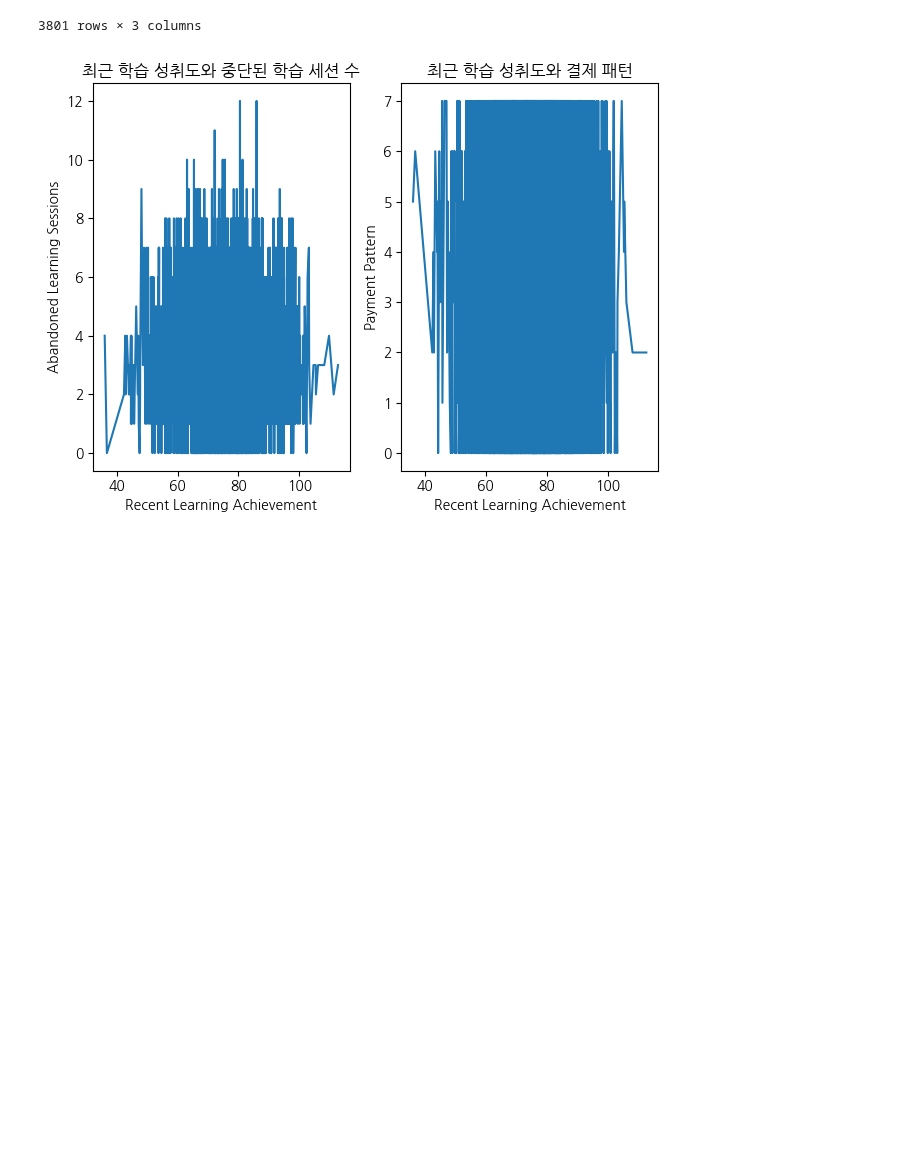
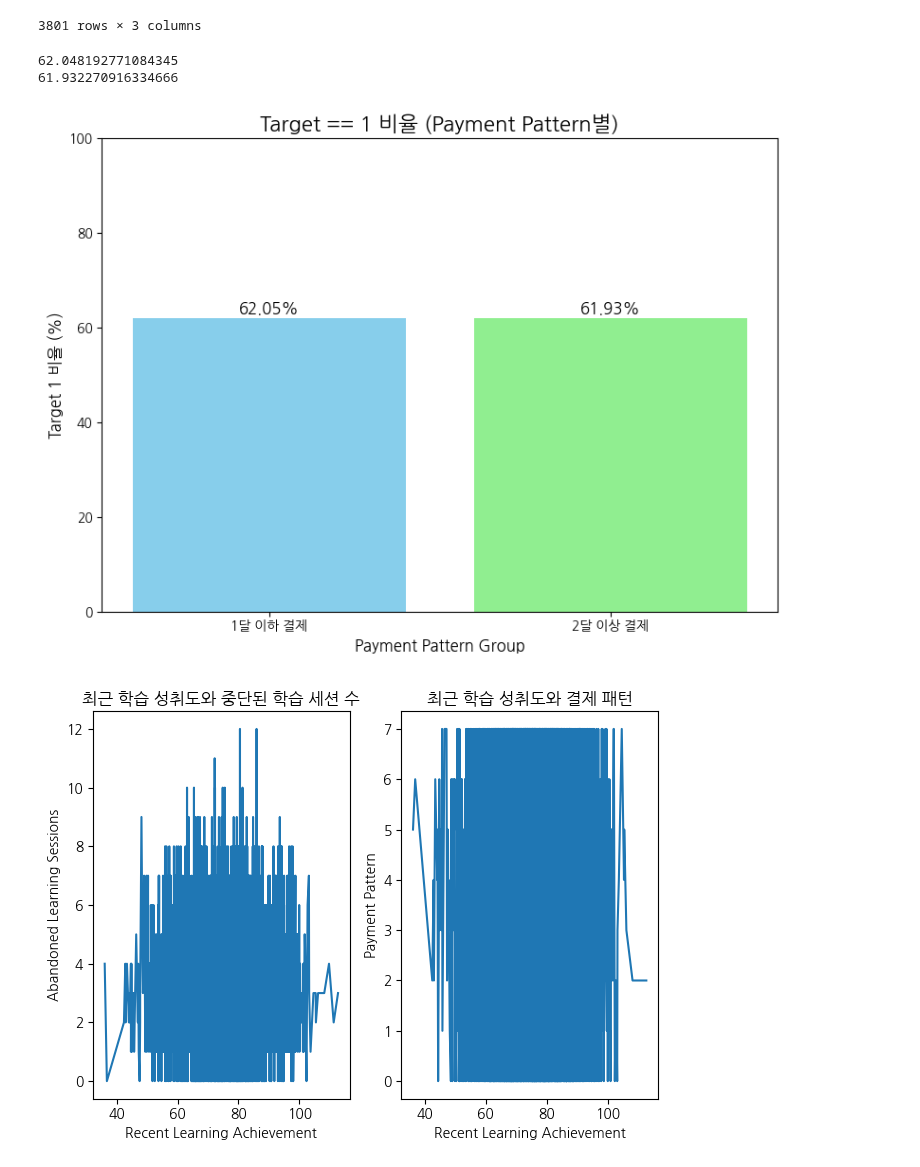
Before and after one commit to YeonsuJI/WASSUP4, a Jupyter notebook: 05_Data_Analysis/DA_Mini_Project.ipynb, the cells around one changed output. Saved outputs shown, nothing was run; the diff lists cells and outputs as text; code cells hidden in the pictures; blank space fills up the shorter version.

```diff
--- a/05_Data_Analysis/DA_Mini_Project.ipynb
+++ b/05_Data_Analysis/DA_Mini_Project.ipynb
@@ -180,6 +180,52 @@ selected_0_data
 import matplotlib.pyplot as plt
 import seaborn as sns
 import koreanize_matplotlib
+# %%
+# 결제 패턴에서 0,1달 결제한 그룹과 2달 이상 결제한 그룹을 나눠서 각 그룹들의 target 1 의 비율을  구해보자
+# 각 그룹으로 payment_pattern을 나누기
+group_1 = access_data[access_data['payment_pattern'].isin([0, 1, 2, 4])]
+group_2 = access_data[access_data['payment_pattern'].isin([3, 5, 6, 7])]
+
+# 각 그룹의 target == 1인 비율 계산
+group_1_target_1_ratio = group_1[group_1['target'] == 1].shape[0] / group_1.shape[0] * 100
+group_2_target_1_ratio = group_2[group_2['target'] == 1].shape[0] / group_2.shape[0] * 100
+
+print(group_1_target_1_ratio)
+print(group_2_target_1_ratio)
+
+# result_table = pd.DataFrame({
+#     'Payment Pattern Group': ['0, 1, 2, 4', '3, 5, 6, 7'],
+#     'Target 1 Ratio (%)': [group_1_target_1_ratio, group_2_target_1_ratio]
+# })
+
+# print(result_table)
+# %% [output]
+62.048192771084345
+61.932270916334666
+# %%
+groups = ['1달 이하 결제', '2달 이상 결제']
+ratios = [group_1_target_1_ratio, group_2_target_1_ratio]
+
+plt.figure(figsize=(8, 6))
+plt.bar(groups, ratios, color=['skyblue', 'lightgreen'])
+
+
+plt.title('Target == 1 비율 (Payment Pattern별)', fontsize=16)
+plt.xlabel('Payment Pattern Group', fontsize=12)
+plt.ylabel('Target 1 비율 (%)', fontsize=12)
+
+# y축 범위 설정 (0에서 100까지)
+plt.ylim(0, 100)
+
+# 값 표시
+for i, ratio in enumerate(ratios):
+    plt.text(i, ratio + 1, f'{ratio:.2f}%', ha='center', fontsize=12)
+
+# 그래프 표시
+plt.tight_layout()
+plt.show()
+# %% [output]
+[figure, added]
 # %%
 # abandoned_learning_sessions 시각화 (target = 1)
 plt.subplot(1, 2, 1)
```
Also changed, not shown: parts of 4 cells of this notebook.
